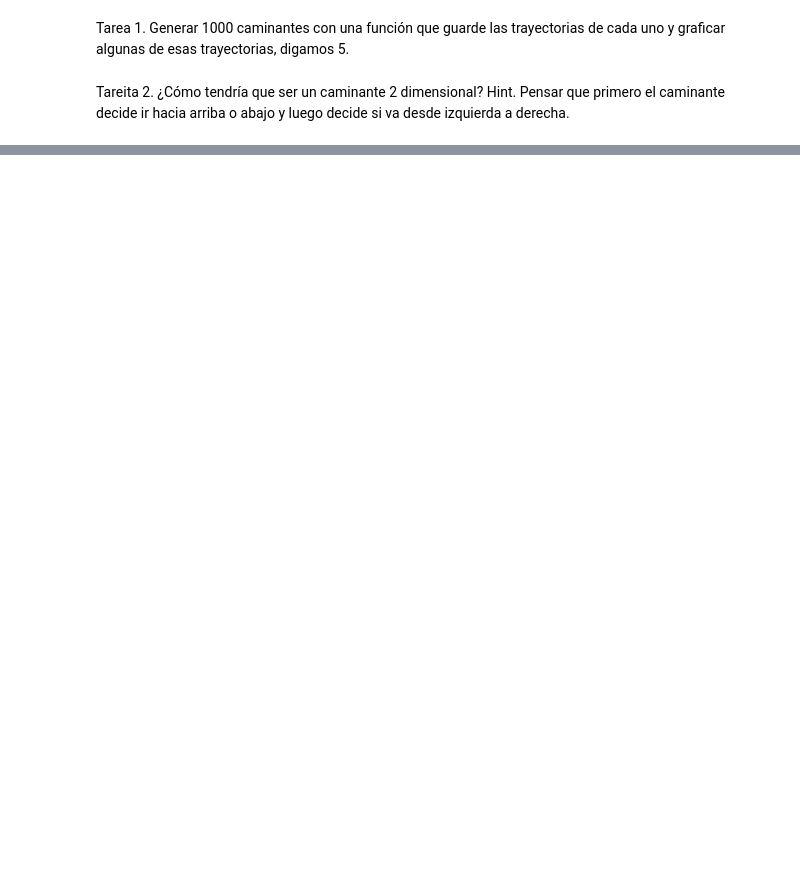
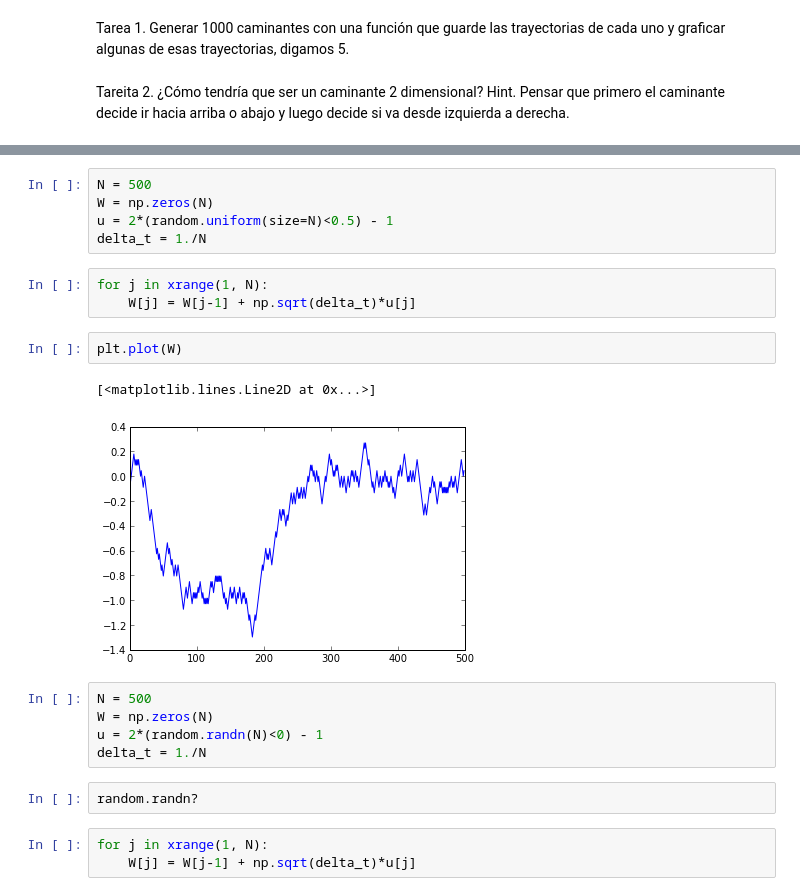
Before and after one commit to ereyesh/procesos, a Jupyter notebook: practicas/04 Caminantes aleatorios.ipynb, the cells around one changed output, grey strips where cells are left out. Drawn from its saved outputs; the diff is of its cells as text; blank space fills up the shorter version.

```diff
--- a/practicas/04 Caminantes aleatorios.ipynb
+++ b/practicas/04 Caminantes aleatorios.ipynb
@@ -63,0 +119,23 @@ Tareita 2. ¿Cómo tendría que ser un caminante 2 dimensional? Hint. Pensar que
+# %%
+N = 500
+W = np.zeros(N)
+u = 2*(random.uniform(size=N)<0.5) - 1
+delta_t = 1./N
+# %%
+for j in xrange(1, N):
+    W[j] = W[j-1] + np.sqrt(delta_t)*u[j]
+# %%
+plt.plot(W)
+# %% [output]
+[<matplotlib.lines.Line2D at 0x...>]
+[figure, added]
+# %%
+N = 500
+W = np.zeros(N)
+u = 2*(random.randn(N)<0) - 1
+delta_t = 1./N
+# %%
+random.randn?
+# %%
+for j in xrange(1, N):
+    W[j] = W[j-1] + np.sqrt(delta_t)*u[j]
```
Also changed, not shown: parts of 18 cells of this notebook, 2 other files.
